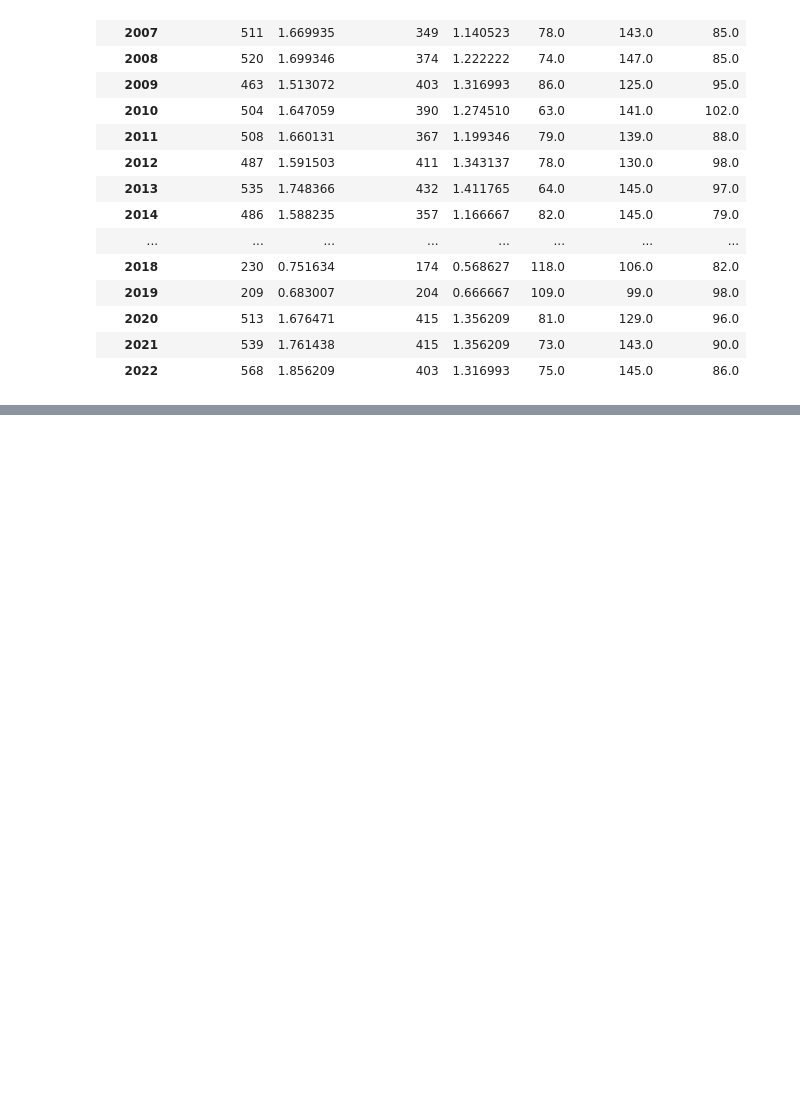
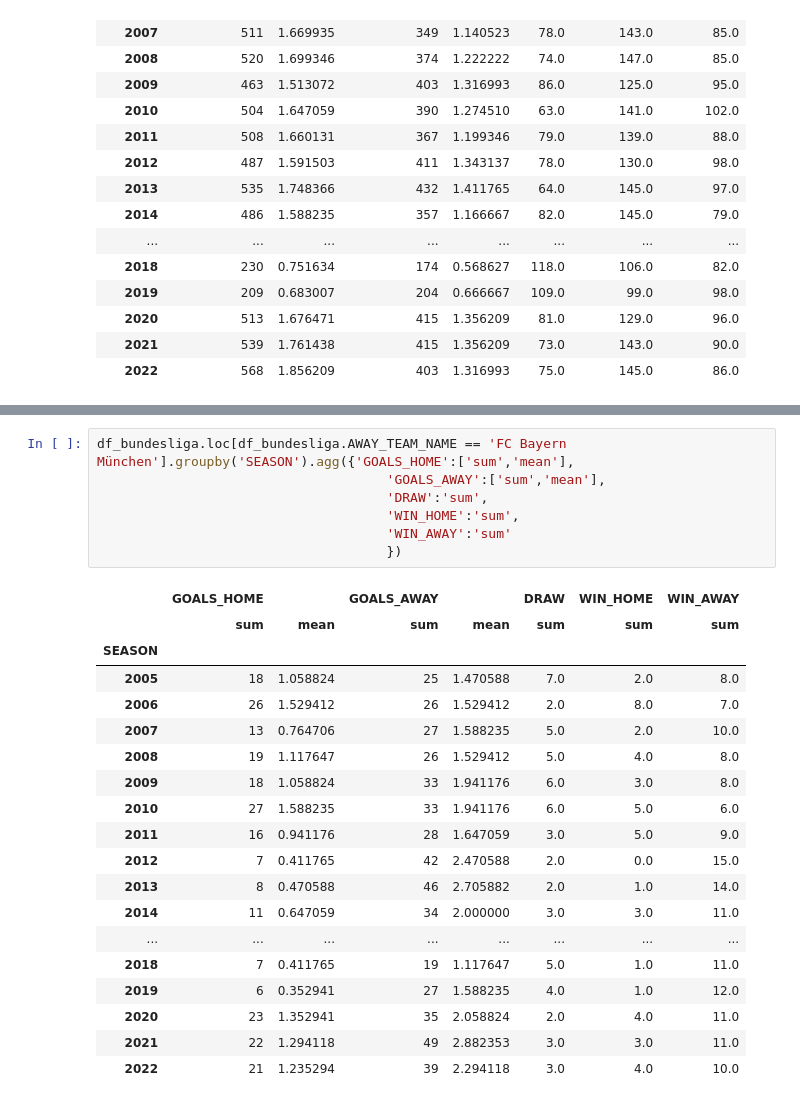
Before and after one commit to OmarFloresPTY/Pandas_Bundesliga_Analisis, a Jupyter notebook: bundesliga_2005_to_2023_season.ipynb, the cells around one changed output, grey strips where cells are left out. Saved outputs shown, nothing was run; the diff lists cells and outputs as text; blank space fills up the shorter version.

```diff
--- a/bundesliga_2005_to_2023_season.ipynb
+++ b/bundesliga_2005_to_2023_season.ipynb
@@ -218,0 +247,27 @@ df_bundesliga.groupby('SEASON').agg({'GOALS_HOME':['sum','mean'],
+# %%
+df_bundesliga.loc[df_bundesliga.AWAY_TEAM_NAME == 'FC Bayern München'].groupby('SEASON').agg({'GOALS_HOME':['sum','mean'],
+                                     'GOALS_AWAY':['sum','mean'],
+                                     'DRAW':'sum',
+                                     'WIN_HOME':'sum',
+                                     'WIN_AWAY':'sum'
+                                     })
+# %% [output]
+|  | GOALS_HOME |  | GOALS_AWAY |  | DRAW | WIN_HOME | WIN_AWAY |
+|  | sum | mean | sum | mean | sum | sum | sum |
+| SEASON |  |  |  |  |  |  |  |
+| 2005 | 18 | 1.058824 | 25 | 1.470588 | 7.0 | 2.0 | 8.0 |
+| 2006 | 26 | 1.529412 | 26 | 1.529412 | 2.0 | 8.0 | 7.0 |
+| 2007 | 13 | 0.764706 | 27 | 1.588235 | 5.0 | 2.0 | 10.0 |
+| 2008 | 19 | 1.117647 | 26 | 1.529412 | 5.0 | 4.0 | 8.0 |
+| 2009 | 18 | 1.058824 | 33 | 1.941176 | 6.0 | 3.0 | 8.0 |
+| 2010 | 27 | 1.588235 | 33 | 1.941176 | 6.0 | 5.0 | 6.0 |
+| 2011 | 16 | 0.941176 | 28 | 1.647059 | 3.0 | 5.0 | 9.0 |
+| 2012 | 7 | 0.411765 | 42 | 2.470588 | 2.0 | 0.0 | 15.0 |
+| 2013 | 8 | 0.470588 | 46 | 2.705882 | 2.0 | 1.0 | 14.0 |
+| 2014 | 11 | 0.647059 | 34 | 2.000000 | 3.0 | 3.0 | 11.0 |
+| ... | ... | ... | ... | ... | ... | ... | ... |
+| 2018 | 7 | 0.411765 | 19 | 1.117647 | 5.0 | 1.0 | 11.0 |
+| 2019 | 6 | 0.352941 | 27 | 1.588235 | 4.0 | 1.0 | 12.0 |
+| 2020 | 23 | 1.352941 | 35 | 2.058824 | 2.0 | 4.0 | 11.0 |
+| 2021 | 22 | 1.294118 | 49 | 2.882353 | 3.0 | 3.0 | 11.0 |
+| 2022 | 21 | 1.235294 | 39 | 2.294118 | 3.0 | 4.0 | 10.0 |
```
Also changed, not shown: parts of 7 cells of this notebook.
